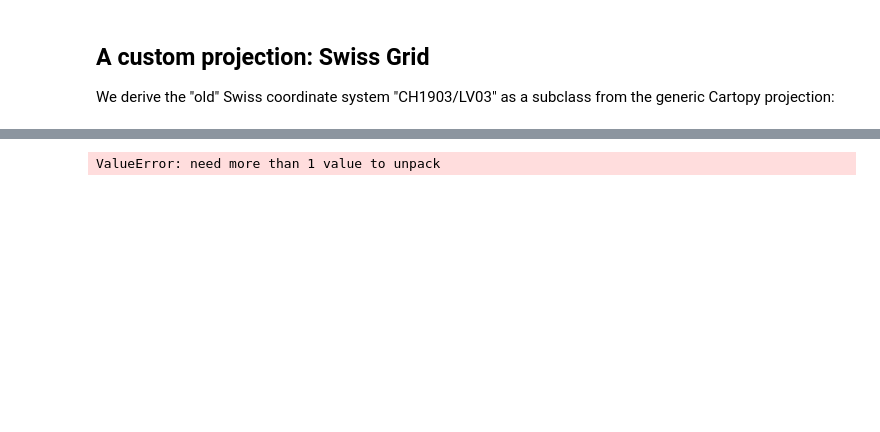
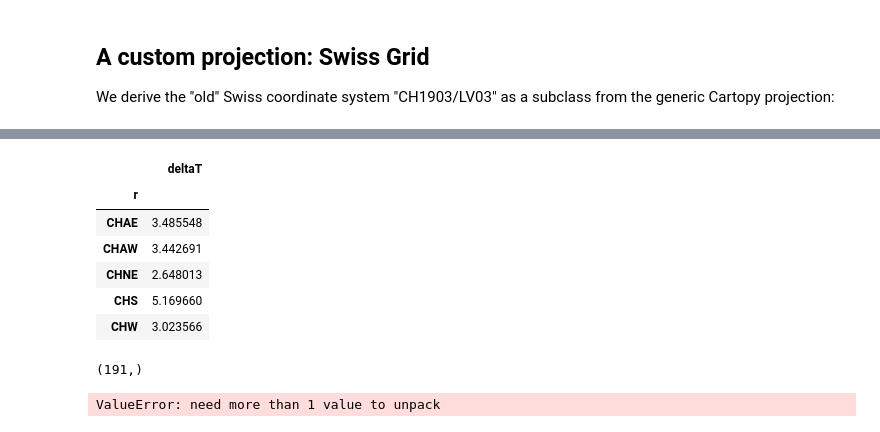
Before and after one commit to hvwaldow/pyws-BE-15-2-26, a Jupyter notebook: ex5/lecture5.ipynb, the cells around one changed output, grey strips where cells are left out. Cells and saved outputs as stored; diff of their text form; code cells hidden in the pictures; blank space fills up the shorter version.

```diff
--- a/ex5/lecture5.ipynb
+++ b/ex5/lecture5.ipynb
@@ -267 +300,32 @@ dreg
+# %%
+# calculate regional average of temperature change signal
+
+# find closed grid cell
+lonpos = dreg.loc[:,['lonrot']].apply(lambda x: np.argmin(abs(x[0] - rlon)), axis=1)
+latpos = dreg.loc[:,['latrot']].apply(lambda y: np.argmin(abs(y[0] - rlat)), axis=1)
+
+#find temperature difference in each grid-cell
+tdiff = tas2-tas1
+dreg["deltaT"] = tdiff[latpos, lonpos]
+
+# avergae temperature per region
+grouped =  dreg.groupby("r")
+dTreg =grouped.agg({"deltaT": mean})
+dTreg
+
+# set each rotated cell belonging to a specif region to its mean
+
+#plot on map of europe /cut to switzerland
+# %% [output]
+|  | deltaT |
+| r |  |
+| CHAE | 3.485548 |
+| CHAW | 3.442691 |
+| CHNE | 2.648013 |
+| CHS | 5.169660 |
+| CHW | 3.023566 |
+# %%
+rlat.shape
+# %% [output]
+(191,)
 # %%
```
Also changed, not shown: parts of 12 cells of this notebook.
